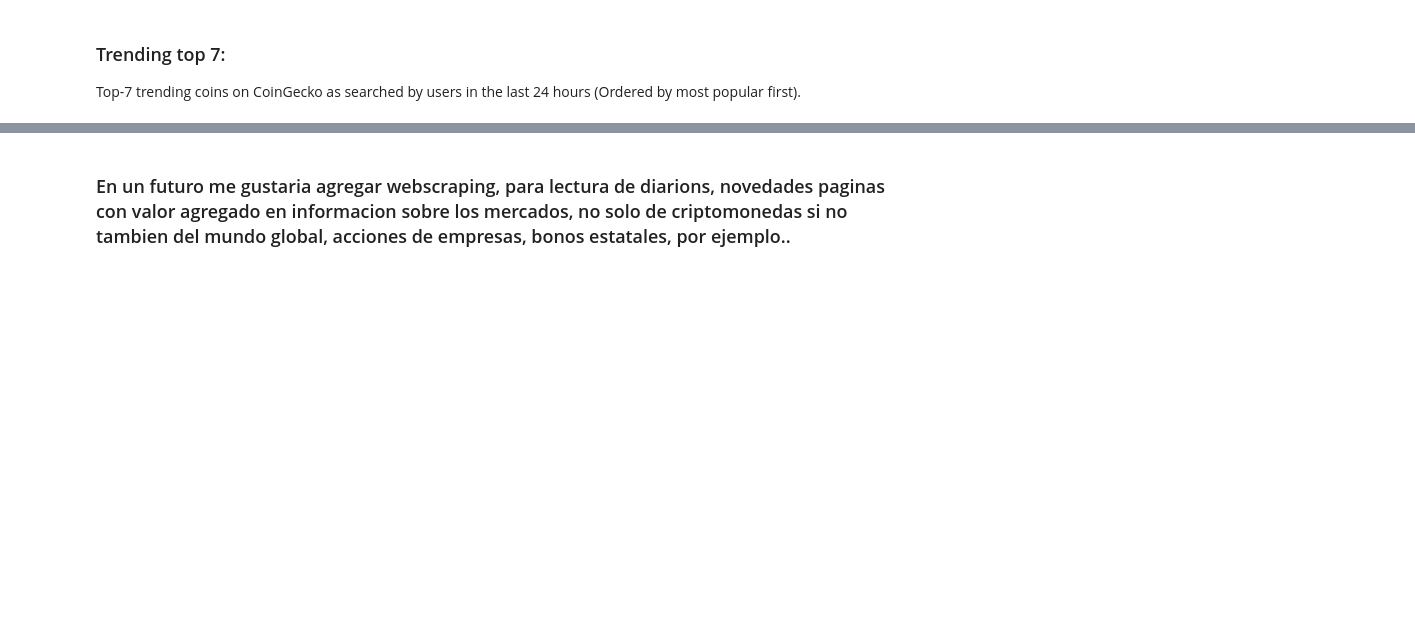
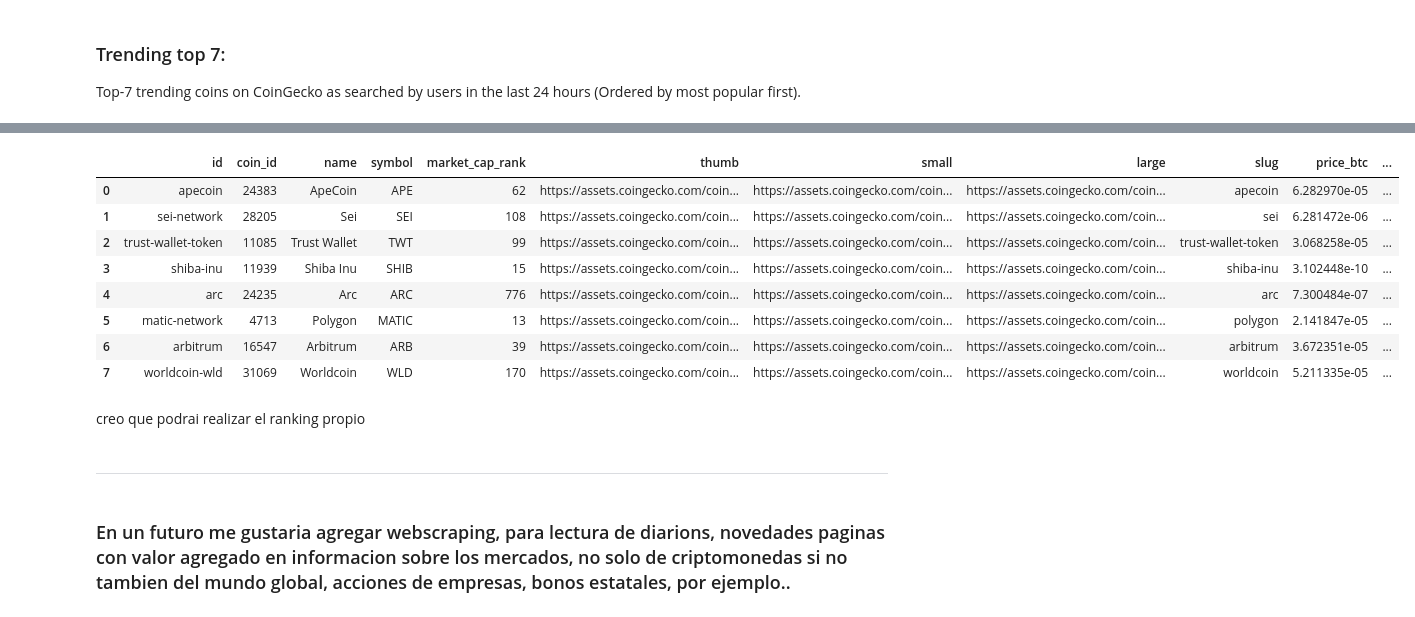
Before and after one commit to Lucaramallo/Cripto_analisis_lucaramallo, a Jupyter notebook: EDA_Cripto.ipynb, the cells around one changed output, grey strips where cells are left out. Saved outputs shown, nothing was run; the diff lists cells and outputs as text; code cells hidden in the pictures; blank space fills up the shorter version.

```diff
--- a/EDA_Cripto.ipynb
+++ b/EDA_Cripto.ipynb
@@ -766,2 +823,18 @@ Coins DataFrame:
+# %%
+coins_global_trends.head(10)
+# %% [output]
+|  | id | coin_id | name | symbol | market_cap_rank | thumb | small | large | slug | price_btc | ... |
+| 0 | apecoin | 24383 | ApeCoin | APE | 62 | https://assets.coingecko.com/coin... | https://assets.coingecko.com/coin... | https://assets.coingecko.com/coin... | apecoin | 6.282970e-05 | ... |
+| 1 | sei-network | 28205 | Sei | SEI | 108 | https://assets.coingecko.com/coin... | https://assets.coingecko.com/coin... | https://assets.coingecko.com/coin... | sei | 6.281472e-06 | ... |
+| 2 | trust-wallet-token | 11085 | Trust Wallet | TWT | 99 | https://assets.coingecko.com/coin... | https://assets.coingecko.com/coin... | https://assets.coingecko.com/coin... | trust-wallet-token | 3.068258e-05 | ... |
+| 3 | shiba-inu | 11939 | Shiba Inu | SHIB | 15 | https://assets.coingecko.com/coin... | https://assets.coingecko.com/coin... | https://assets.coingecko.com/coin... | shiba-inu | 3.102448e-10 | ... |
+| 4 | arc | 24235 | Arc | ARC | 776 | https://assets.coingecko.com/coin... | https://assets.coingecko.com/coin... | https://assets.coingecko.com/coin... | arc | 7.300484e-07 | ... |
+| 5 | matic-network | 4713 | Polygon | MATIC | 13 | https://assets.coingecko.com/coin... | https://assets.coingecko.com/coin... | https://assets.coingecko.com/coin... | polygon | 2.141847e-05 | ... |
+| 6 | arbitrum | 16547 | Arbitrum | ARB | 39 | https://assets.coingecko.com/coin... | https://assets.coingecko.com/coin... | https://assets.coingecko.com/coin... | arbitrum | 3.672351e-05 | ... |
+| 7 | worldcoin-wld | 31069 | Worldcoin | WLD | 170 | https://assets.coingecko.com/coin... | https://assets.coingecko.com/coin... | https://assets.coingecko.com/coin... | worldcoin | 5.211335e-05 | ... |
+# %% [markdown]
+creo que podrai realizar el ranking propio
+# %% [markdown]
+_____________________________________________________________
 # %% [markdown]
 ### En un futuro me gustaria agregar webscraping, para lectura de diarions, novedades paginas con valor agregado en informacion sobre los mercados, no solo de criptomonedas si no tambien del mundo global, acciones de empresas, bonos estatales, por ejemplo..
```
Also changed, not shown: parts of 29 cells of this notebook.
